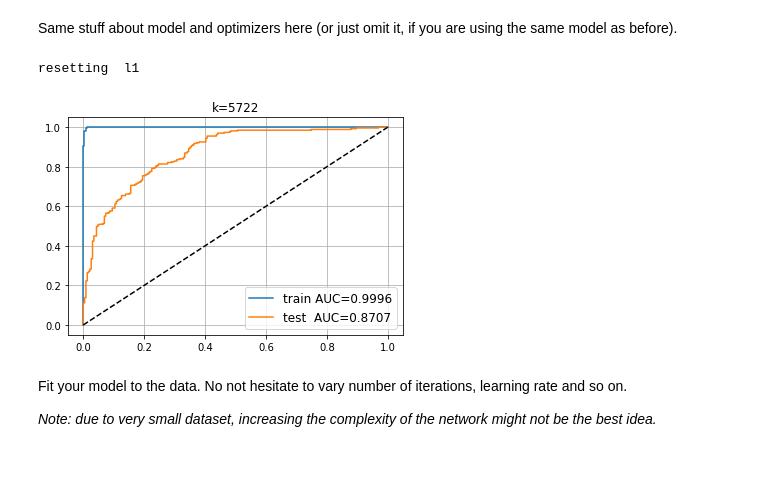
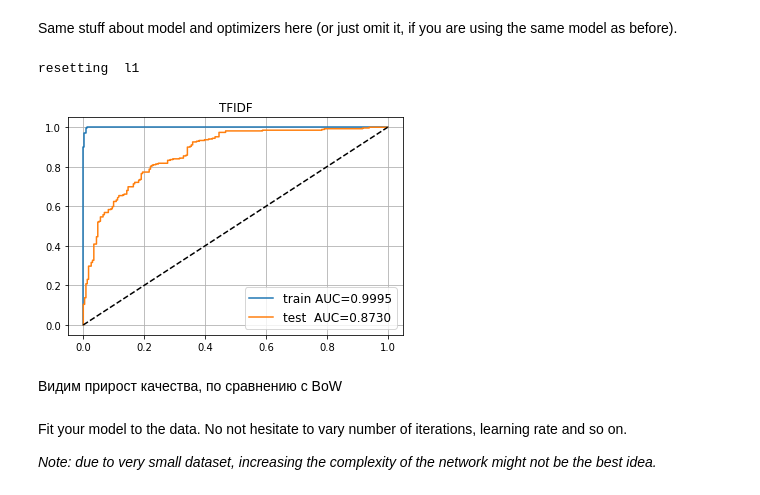
Before and after one commit to SnetkovR/made_nlp_course, a Jupyter notebook: homeworks/homework01_word_vectors/homework01_texts.ipynb, the cells around one changed output. Saved outputs shown, nothing was run; the diff lists cells and outputs as text; code cells hidden in the pictures; blank space fills up the shorter version.

```diff
--- a/homeworks/homework01_word_vectors/homework01_texts.ipynb
+++ b/homeworks/homework01_word_vectors/homework01_texts.ipynb
@@ -446,34 +441,30 @@ X_test_tfidf_torch = torch.Tensor(test_tfidfVector)
 
 y_train_torch = torch.Tensor(y_train).type(torch.LongTensor)
 y_test_torch = torch.Tensor(y_test).type(torch.LongTensor)
-# %%
-train_model(
-    model,
-    opt,
-    lr_scheduler,
-    X_train_tfidf_torch,
-    y_train_torch,
-    X_test_tfidf_torch,
-    y_test_torch,
-    show_plots=False
-)
-
-for name, X, y, model in [
-    ('train', X_train_tfidf_torch, y_train, model),
-    ('test ', X_test_tfidf_torch, y_test, model)
-]:
-    proba = model(X).detach().cpu().numpy()[:, 1]
-    auc = roc_auc_score(y, proba)
-    plt.plot(*roc_curve(y, proba)[:2], label='%s AUC=%.4f' % (name, auc))
-
-plt.plot([0, 1], [0, 1], '--', color='black',)
-plt.title(f'k={k}')
-plt.legend(fontsize='large')
-plt.grid()
-plt.show()
-# %% [output]
-resetting  l1
-[figure, removed]
+# %%
+train_model(
+    model,
+    opt,
+    lr_scheduler,
+    X_train_tfidf_torch,
+    y_train_torch,
+    X_test_tfidf_torch,
+    y_test_torch,
+    show_plots=False
+)
+
+plot_roc(
+    model,
+    (X_train_tfidf_torch, y_train),
+    (X_test_tfidf_torch, y_test),
+    nn=True,
+    title=f'TFIDF'
+)
+# %% [output]
+resetting  l1
+[figure, added]
+# %% [markdown]
+Видим прирост качества, по сравнению с BoW
 # %% [markdown]
 Fit your model to the data. No not hesitate to vary number of iterations, learning rate and so on.
 
```
Also changed, not shown: parts of 19 cells of this notebook.
